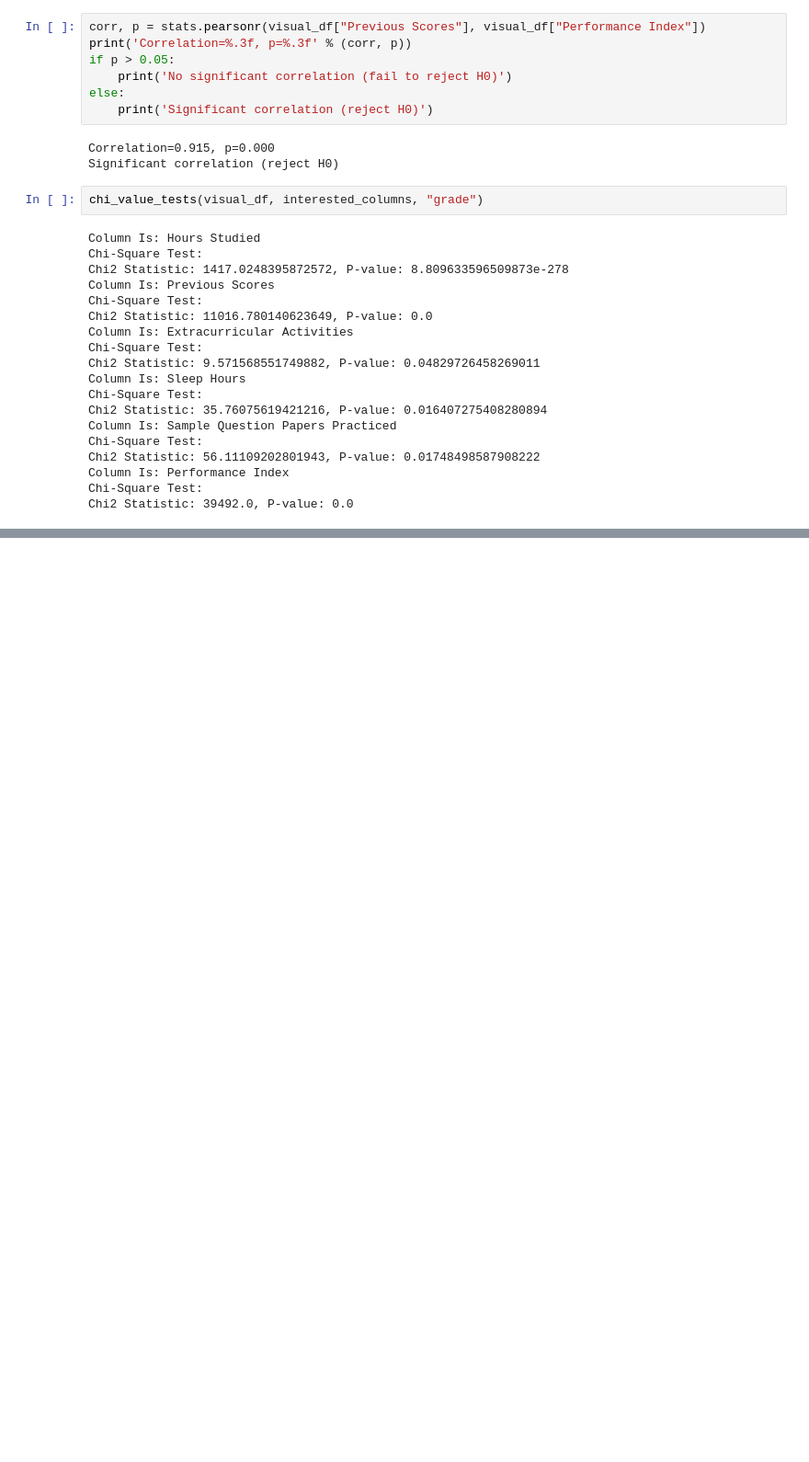
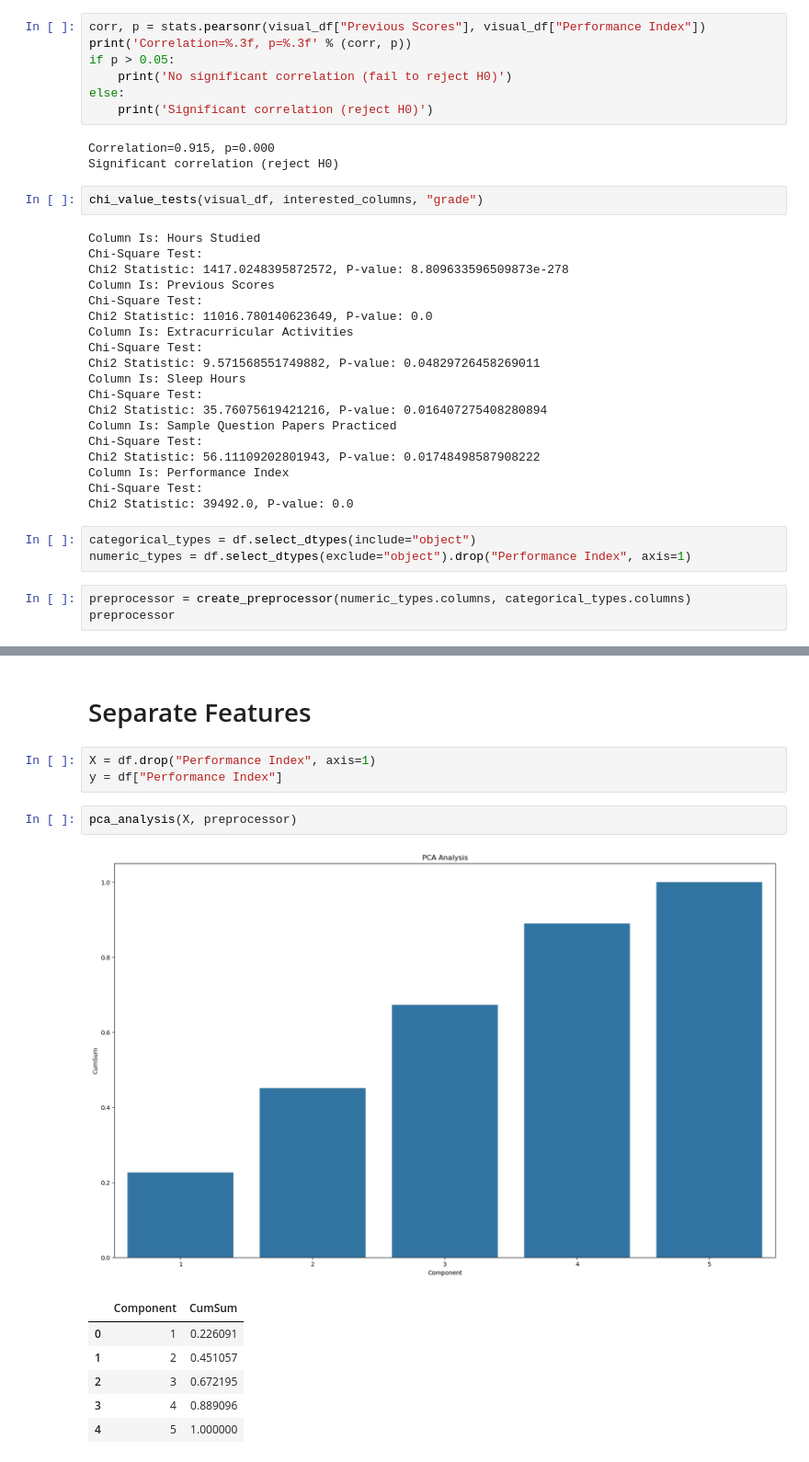
Before and after one commit to MaukanMir/-Student-Performance-Regression-, a Jupyter notebook: training.ipynb, the cells around one changed output, grey strips where cells are left out. Shown at 92% size. Drawn from its saved outputs; the diff is of its cells as text; blank space fills up the shorter version.

```diff
--- a/training.ipynb
+++ b/training.ipynb
@@ -486,3 +586,9 @@ Chi2 Statistic: 56.11109202801943, P-value: 0.01748498587908222
 Column Is: Performance Index
 Chi-Square Test:
 Chi2 Statistic: 39492.0, P-value: 0.0
+# %%
+categorical_types = df.select_dtypes(include="object")
+numeric_types = df.select_dtypes(exclude="object").drop("Performance Index", axis=1)
+# %%
+preprocessor = create_preprocessor(numeric_types.columns, categorical_types.columns)
+preprocessor
@@ -488,0 +604,15 @@ Chi2 Statistic: 39492.0, P-value: 0.0
+# %% [markdown]
+# Separate Features
+# %%
+X = df.drop("Performance Index", axis=1)
+y = df["Performance Index"]
+# %%
+pca_analysis(X, preprocessor)
+# %% [output]
+[figure, added]
+|  | Component | CumSum |
+| 0 | 1 | 0.226091 |
+| 1 | 2 | 0.451057 |
+| 2 | 3 | 0.672195 |
+| 3 | 4 | 0.889096 |
+| 4 | 5 | 1.000000 |
```
Also changed, not shown: parts of 2 cells of this notebook.
